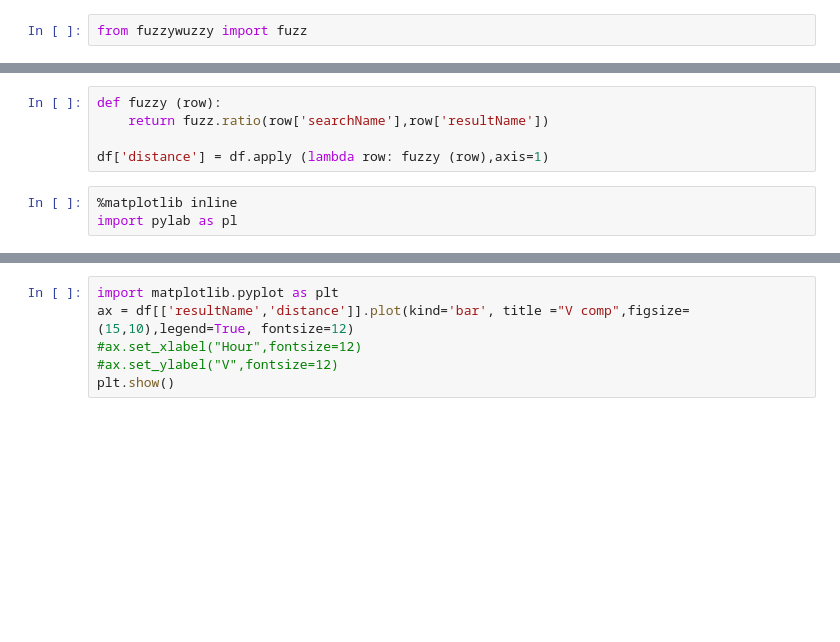
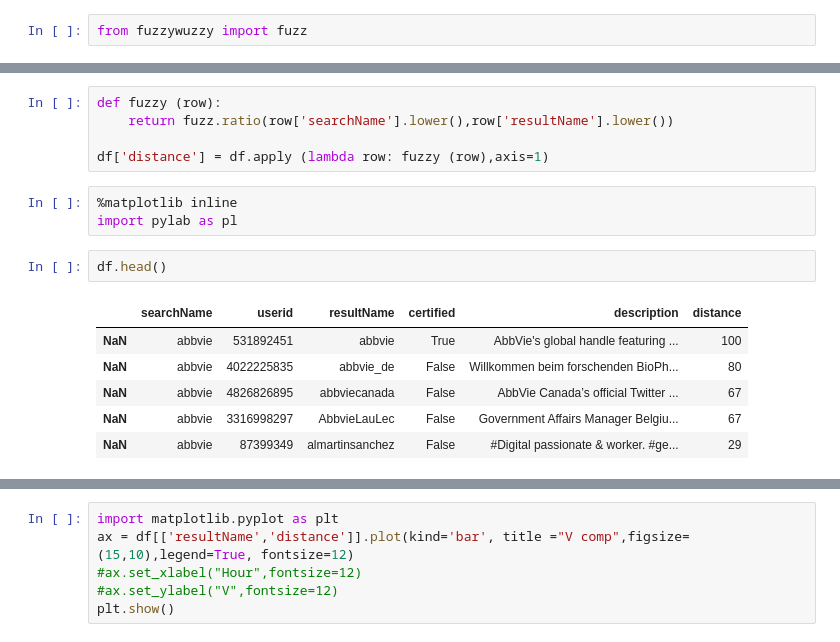
Before and after one commit to ashishtrehan/notebooks, a Jupyter notebook: Find Official Brand Twitter Handles.ipynb, the cells around one changed output, grey strips where cells are left out. Saved outputs shown, nothing was run; the diff lists cells and outputs as text; blank space fills up the shorter version.

```diff
--- a/Find Official Brand Twitter Handles.ipynb
+++ b/Find Official Brand Twitter Handles.ipynb
@@ -146,8 +154,17 @@ fuzz.ratio(df['searchName'][0],df['resultName'][0])
 # %%
 def fuzzy (row):
-    return fuzz.ratio(row['searchName'],row['resultName'])
+    return fuzz.ratio(row['searchName'].lower(),row['resultName'].lower())
 
 df['distance'] = df.apply (lambda row: fuzzy (row),axis=1)
 # %%
 %matplotlib inline
 import pylab as pl
+# %%
+df.head()
+# %% [output]
+|  | searchName | userid | resultName | certified | description | distance |
+| NaN | abbvie | 531892451 | abbvie | True | AbbVie's global handle featuring ... | 100 |
+| NaN | abbvie | 4022225835 | abbvie_de | False | Willkommen beim forschenden BioPh... | 80 |
+| NaN | abbvie | 4826826895 | abbviecanada | False | AbbVie Canada’s official Twitter ... | 67 |
+| NaN | abbvie | 3316998297 | AbbvieLauLec | False | Government Affairs Manager Belgiu... | 67 |
+| NaN | abbvie | 87399349 | almartinsanchez | False | #Digital passionate & worker. #ge... | 29 |
```
Also changed, not shown: parts of 12 cells of this notebook, 4 other files.
